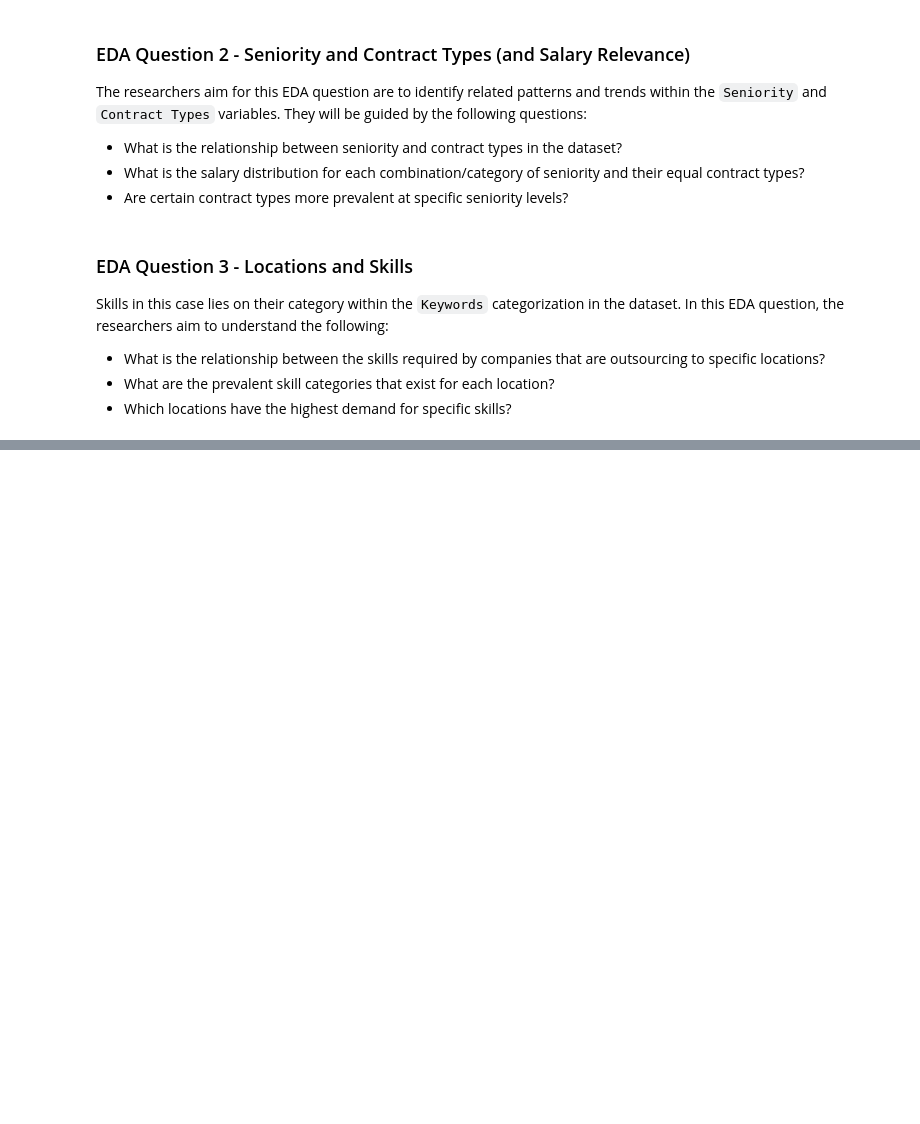
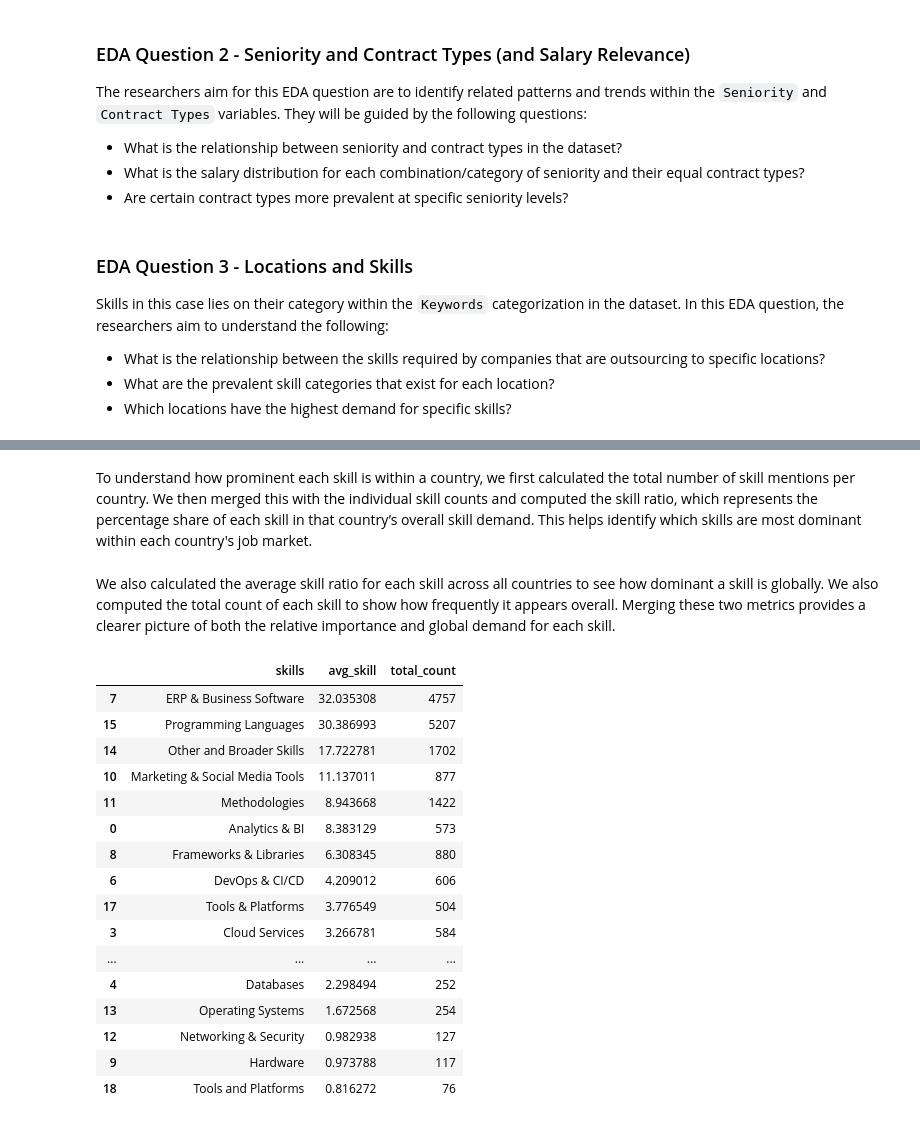
Before and after one commit to dredredre20/CSMODEL_MCO, a Jupyter notebook: mco.ipynb, the cells around one changed output, grey strips where cells are left out. Cells and saved outputs as stored; diff of their text form; code cells hidden in the pictures; blank space fills up the shorter version.

```diff
--- a/mco.ipynb
+++ b/mco.ipynb
@@ -1070,0 +1088,2 @@ skill_counts = country_skills.groupby(['country', 'Skills']).size().reset_index(
+# %% [markdown]
+To understand how prominent each skill is within a country, we first calculated the total number of skill mentions per country. We then merged this with the individual skill counts and computed the skill ratio, which represents the percentage share of each skill in that country’s overall skill demand. This helps identify which skills are most dominant within each country's job market.
@@ -1070,0 +1096,27 @@ skill_counts = country_skills.groupby(['country', 'Skills']).size().reset_index(
+# %% [markdown]
+We also calculated the average skill ratio for each skill across all countries to see how dominant a skill is globally. We also computed the total count of each skill to show how frequently it appears overall. Merging these two metrics provides a clearer picture of both the relative importance and global demand for each skill.
+# %%
+avg_skill_ratio = country_skill_ratio.groupby('skills')['skill_ratio'].mean().reset_index(name='avg_skill')
+total_skill_counts = country_skill_ratio.groupby('skills')['count'].sum().reset_index(name='total_count')
+avg_skill_ratio = avg_skill_ratio.merge(total_skill_counts, on='skills')
+avg_skill_ratio = avg_skill_ratio.sort_values(by='avg_skill', ascending=False)
+
+avg_skill_ratio
+# %% [output]
+|  | skills | avg_skill | total_count |
+| 7 | ERP & Business Software | 32.035308 | 4757 |
+| 15 | Programming Languages | 30.386993 | 5207 |
+| 14 | Other and Broader Skills | 17.722781 | 1702 |
+| 10 | Marketing & Social Media Tools | 11.137011 | 877 |
+| 11 | Methodologies | 8.943668 | 1422 |
+| 0 | Analytics & BI | 8.383129 | 573 |
+| 8 | Frameworks & Libraries | 6.308345 | 880 |
+| 6 | DevOps & CI/CD | 4.209012 | 606 |
+| 17 | Tools & Platforms | 3.776549 | 504 |
+| 3 | Cloud Services | 3.266781 | 584 |
+| ... | ... | ... | ... |
+| 4 | Databases | 2.298494 | 252 |
+| 13 | Operating Systems | 1.672568 | 254 |
+| 12 | Networking & Security | 0.982938 | 127 |
+| 9 | Hardware | 0.973788 | 117 |
+| 18 | Tools and Platforms | 0.816272 | 76 |
```
Also changed, not shown: parts of 18 cells of this notebook.
